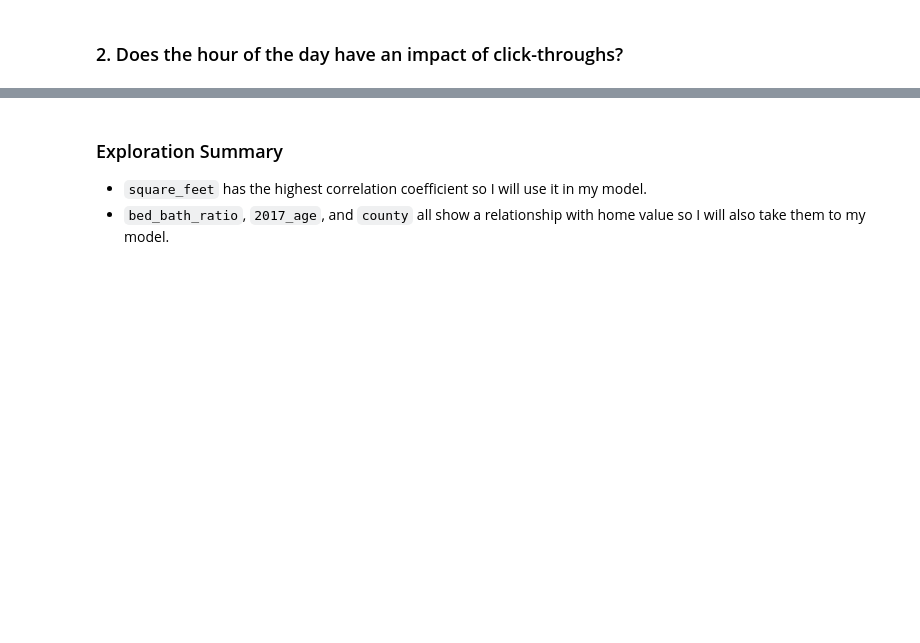
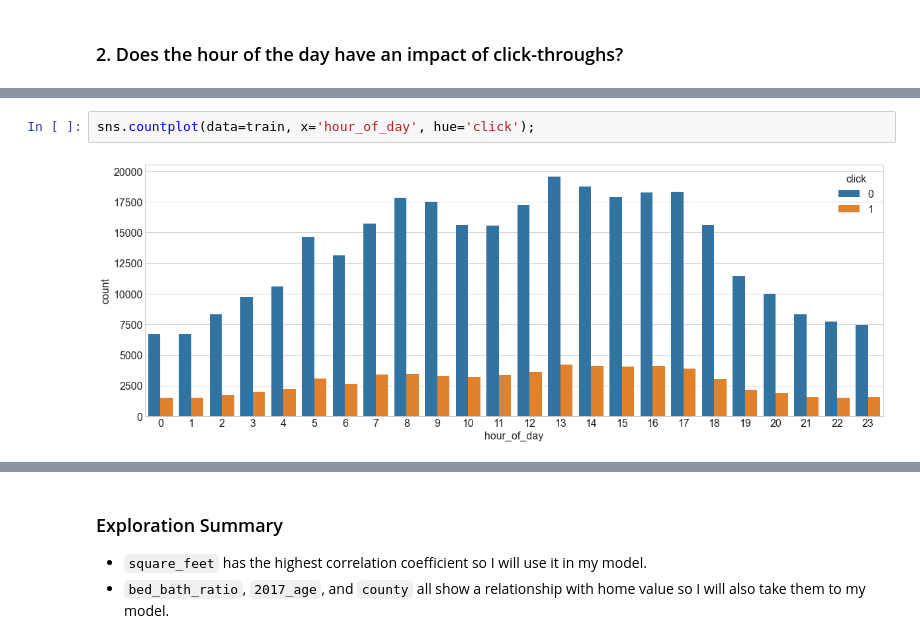
Before and after one commit to markydoug/click_throughs, a Jupyter notebook: project_template.ipynb, the cells around one changed output, grey strips where cells are left out. Cells and saved outputs as stored; diff of their text form; blank space fills up the shorter version.

```diff
--- a/project_template.ipynb
+++ b/project_template.ipynb
@@ -110,0 +127,4 @@ train.groupby('hour_of_day').click.sum().plot()
+# %%
+sns.countplot(data=train, x='hour_of_day', hue='click');
+# %% [output]
+[figure, added]
```
Also changed, not shown: parts of 38 cells of this notebook.
